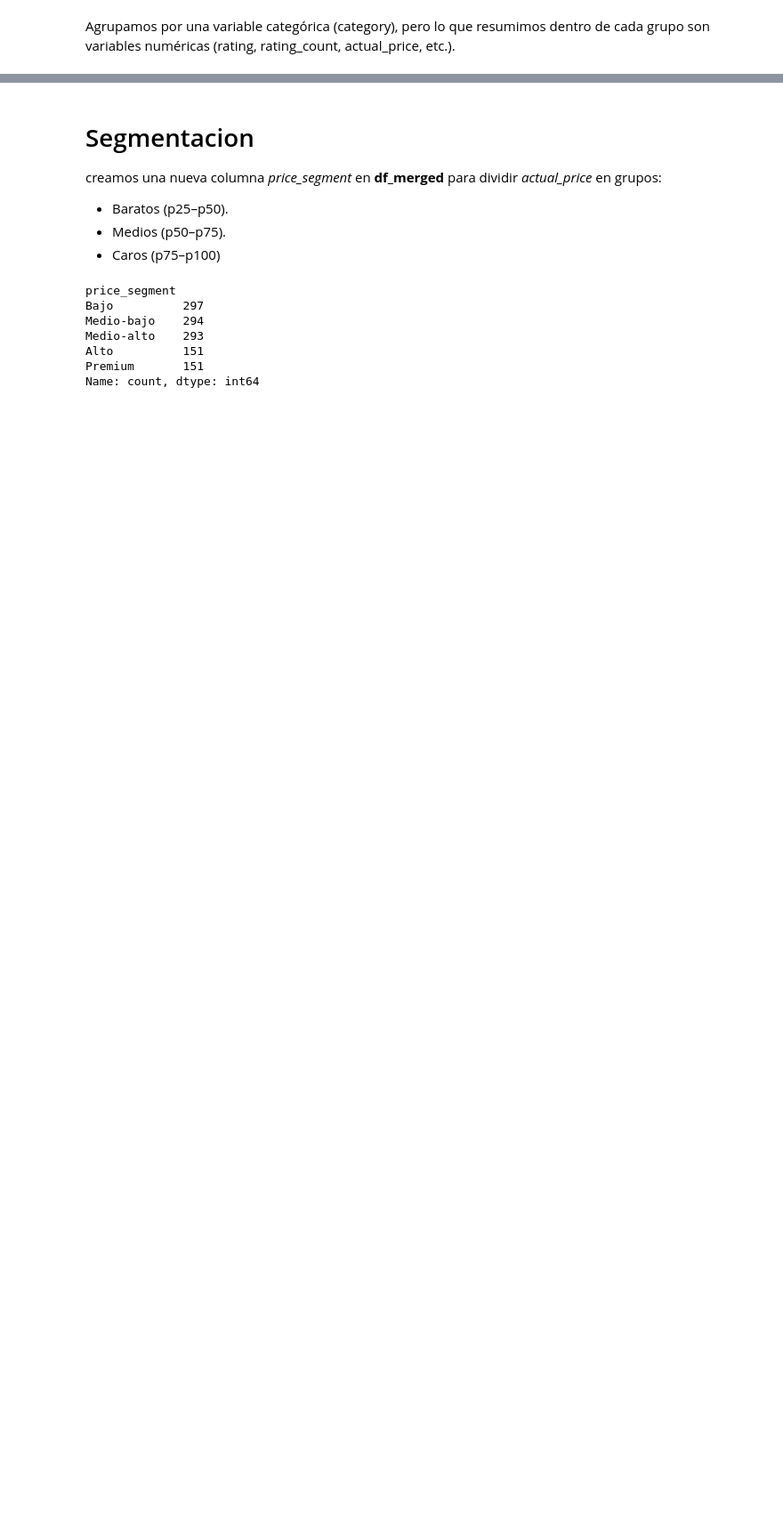
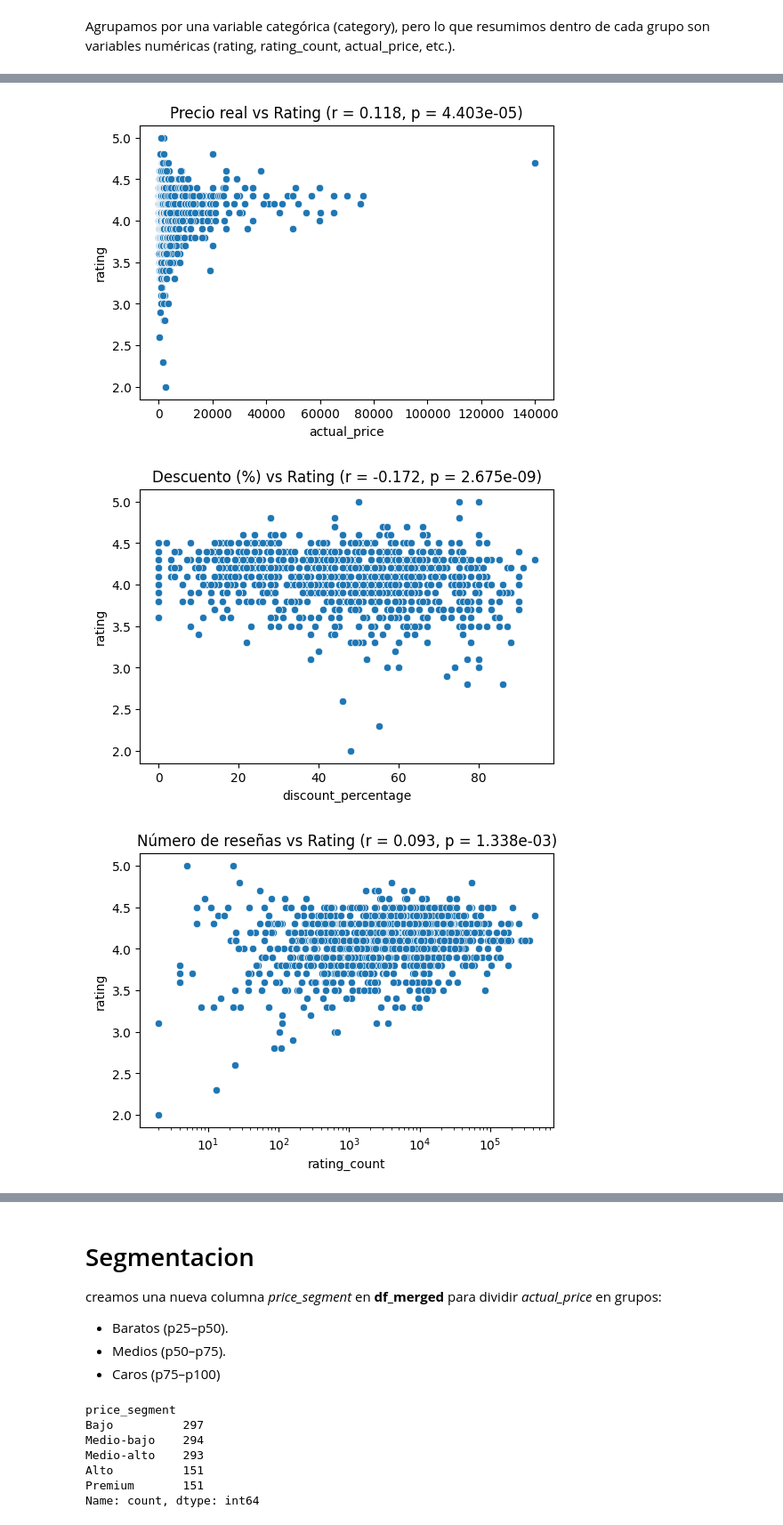
Before and after one commit to Blangis/DataLab-Amazon-dataset, a Jupyter notebook: notebooks/amazon.ipynb, the cells around one changed output, grey strips where cells are left out. Shown at 89% size. Saved outputs shown, nothing was run; the diff lists cells and outputs as text; code cells hidden in the pictures; blank space fills up the shorter version.

```diff
--- a/notebooks/amazon.ipynb
+++ b/notebooks/amazon.ipynb
@@ -932,3 +965,56 @@ plt.show()
+# %%
+import matplotlib.pyplot as plt
+import seaborn as sns
+from scipy.stats import pearsonr
+import numpy as np
+
+# 1. Precio real vs Rating
+x = df_merged["actual_price"]
+y = df_merged["rating"]
+
+# Eliminar NaN
+mask = (~np.isnan(x)) & (~np.isnan(y))
+x_clean, y_clean = x[mask], y[mask]
+
+r, p_value = pearsonr(x_clean, y_clean)
+
+plt.figure(figsize=(6,4))
+sns.scatterplot(x=x_clean, y=y_clean)
+plt.title(f"Precio real vs Rating (r = {r:.3f}, p = {p_value:.3e})")
+plt.show()
+
+# 2. Descuento (%) vs Rating
+x = df_merged["discount_percentage"]
+y = df_merged["rating"]
+
+mask = (~np.isnan(x)) & (~np.isnan(y))
+x_clean, y_clean = x[mask], y[mask]
+
+r, p_value = pearsonr(x_clean, y_clean)
+
+plt.figure(figsize=(6,4))
+sns.scatterplot(x=x_clean, y=y_clean)
+plt.title(f"Descuento (%) vs Rating (r = {r:.3f}, p = {p_value:.3e})")
+plt.show()
+
+# 3. Número de reseñas vs Rating (escala log)
+x = df_merged["rating_count"]
+y = df_merged["rating"]
+
+mask = (~np.isnan(x)) & (~np.isnan(y))
+x_clean, y_clean = x[mask], y[mask]
+
+r, p_value = pearsonr(x_clean, y_clean)
+
+plt.figure(figsize=(6,4))
+sns.scatterplot(x=x_clean, y=y_clean)
+plt.xscale("log")
+plt.title(f"Número de reseñas vs Rating (r = {r:.3f}, p = {p_value:.3e})")
+plt.show()
+# %% [output]
+[figure, added]
+[figure, added]
+[figure, added]
 # %%
 # 5. Tablas resumen
 
```
Also changed, not shown: parts of 7 cells of this notebook, 2 other files.
